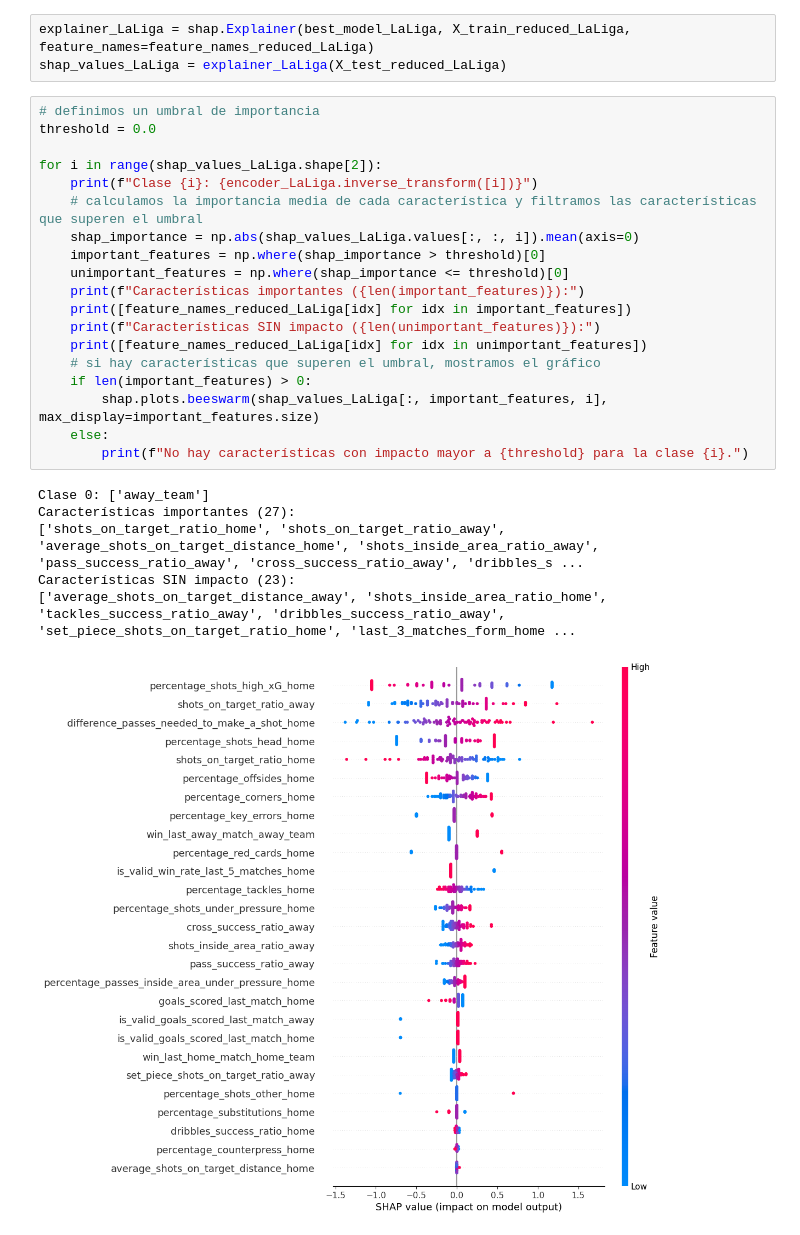
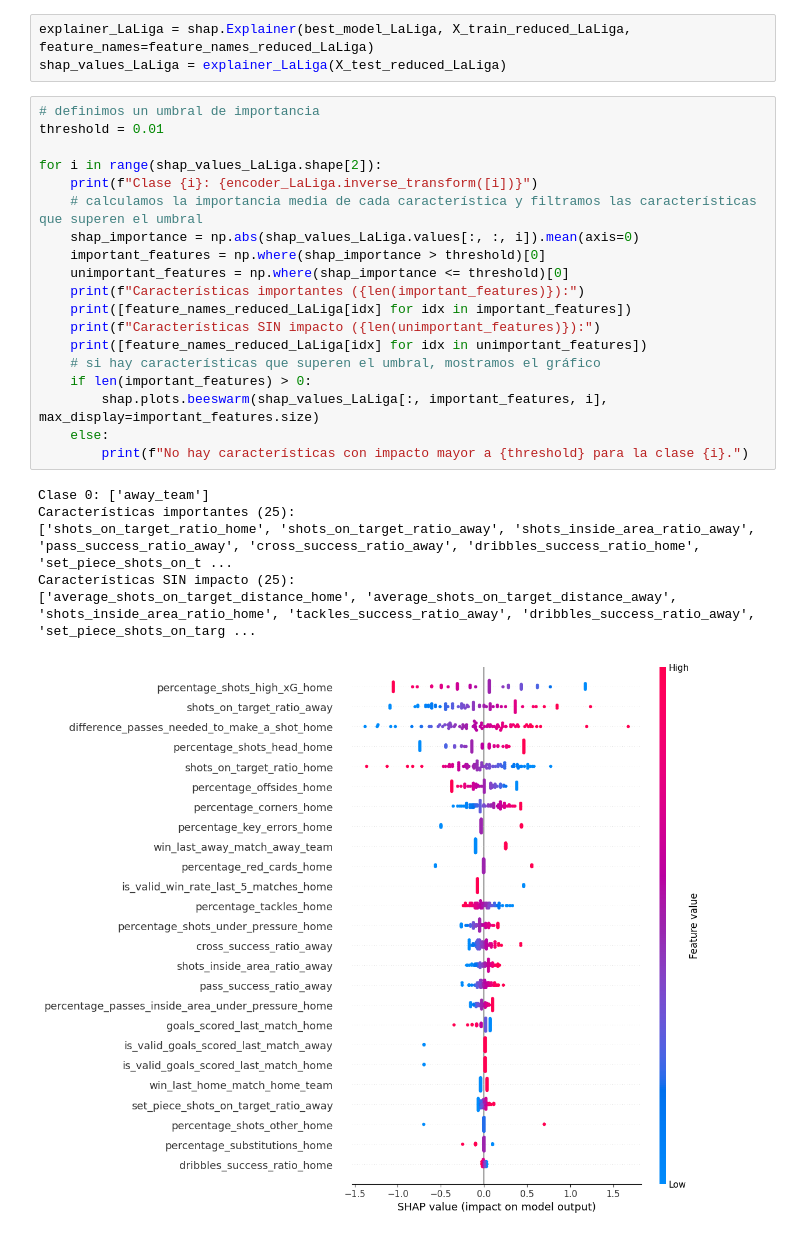
Before and after one commit to Jaime-Linares/DataAnalysis-FootySage, a Jupyter notebook: 2_analysis.ipynb, the cells around one changed output. Cells and saved outputs as stored; diff of their text form.

Commit message:
[feat] impact of all features in a match over the entry dataset using SHAP. WIP

```diff
--- a/2_analysis.ipynb
+++ b/2_analysis.ipynb
@@ -170,28 +178,28 @@ explainer_LaLiga = shap.Explainer(best_model_LaLiga, X_train_reduced_LaLiga, fea
 shap_values_LaLiga = explainer_LaLiga(X_test_reduced_LaLiga)
 # %%
 # definimos un umbral de importancia
-threshold = 0.0
+threshold = 0.01
 
 for i in range(shap_values_LaLiga.shape[2]):
     print(f"Clase {i}: {encoder_LaLiga.inverse_transform([i])}")
     # calculamos la importancia media de cada característica y filtramos las características que superen el umbral
     shap_importance = np.abs(shap_values_LaLiga.values[:, :, i]).mean(axis=0)
     important_features = np.where(shap_importance > threshold)[0]
     unimportant_features = np.where(shap_importance <= threshold)[0]
     print(f"Características importantes ({len(important_features)}):")
     print([feature_names_reduced_LaLiga[idx] for idx in important_features])
     print(f"Características SIN impacto ({len(unimportant_features)}):")
     print([feature_names_reduced_LaLiga[idx] for idx in unimportant_features])
     # si hay características que superen el umbral, mostramos el gráfico
     if len(important_features) > 0:
         shap.plots.beeswarm(shap_values_LaLiga[:, important_features, i], max_display=important_features.size)
     else:
         print(f"No hay características con impacto mayor a {threshold} para la clase {i}.")
 # %% [output]
 Clase 0: ['away_team']
-Características importantes (27):
-['shots_on_target_ratio_home', 'shots_on_target_ratio_away', 'average_shots_on_target_distance_home', 'shots_inside_area_ratio_away', 'pass_success_ratio_away', 'cross_success_ratio_away', 'dribbles_s ...
-Características SIN impacto (23):
-['average_shots_on_target_distance_away', 'shots_inside_area_ratio_home', 'tackles_success_ratio_away', 'dribbles_success_ratio_away', 'set_piece_shots_on_target_ratio_home', 'last_3_matches_form_home ...
+Características importantes (25):
+['shots_on_target_ratio_home', 'shots_on_target_ratio_away', 'shots_inside_area_ratio_away', 'pass_success_ratio_away', 'cross_success_ratio_away', 'dribbles_success_ratio_home', 'set_piece_shots_on_t ...
+Características SIN impacto (25):
+['average_shots_on_target_distance_home', 'average_shots_on_target_distance_away', 'shots_inside_area_ratio_home', 'tackles_success_ratio_away', 'dribbles_success_ratio_away', 'set_piece_shots_on_targ ...
-[figure, old version]
+[figure, new version]
 Clase 1: ['draw']
```
Also changed, not shown: parts of 5 cells of this notebook.
